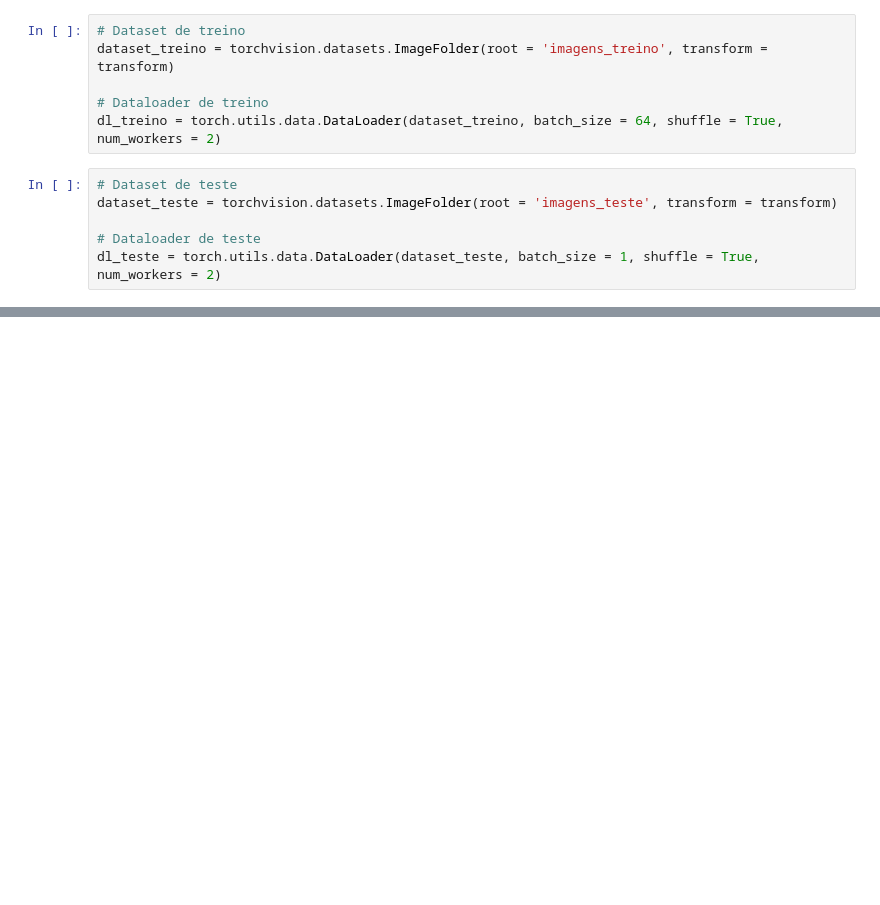
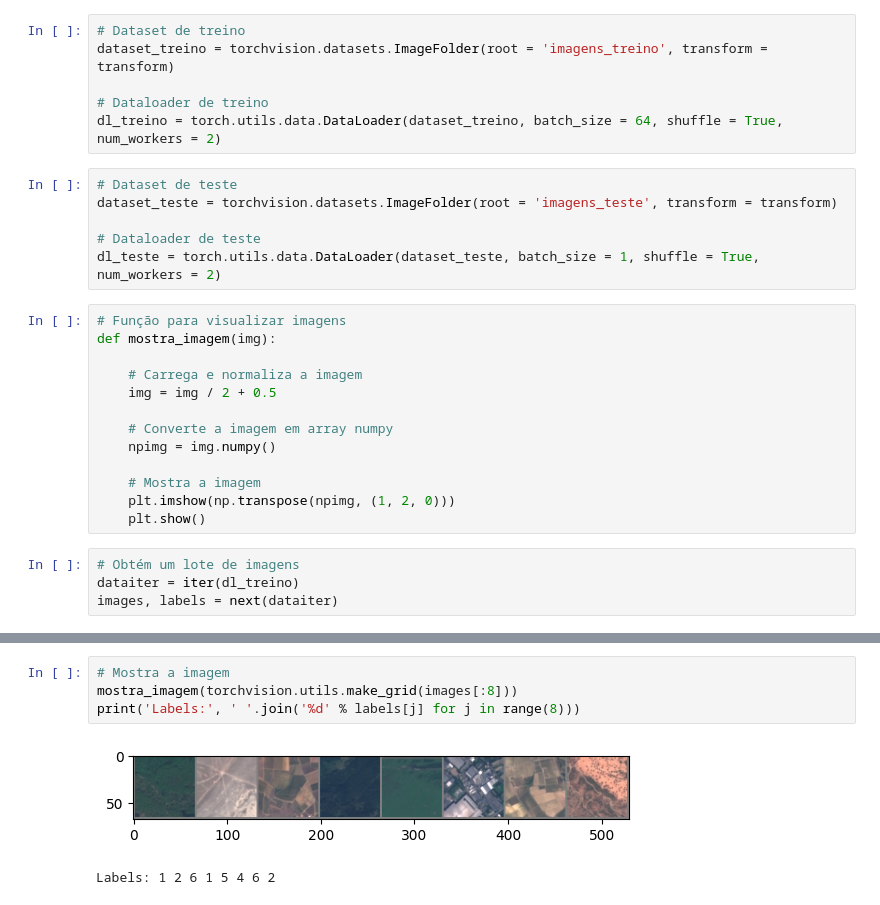
Before and after one commit to prisciladalepiane/deep-learning, a Jupyter notebook: 02-Classificacao-Imagem-Satelite/Principal.ipynb, the cells around one changed output, grey strips where cells are left out. Cells and saved outputs as stored; diff of their text form; blank space fills up the shorter version.

Commit message:
Amostra  de imagens

```diff
--- a/02-Classificacao-Imagem-Satelite/Principal.ipynb
+++ b/02-Classificacao-Imagem-Satelite/Principal.ipynb
@@ -158,3 +162,20 @@ dataset_teste = torchvision.datasets.ImageFolder(root = 'imagens_teste', transfo
 
 # Dataloader de teste
 dl_teste = torch.utils.data.DataLoader(dataset_teste, batch_size = 1, shuffle = True, num_workers = 2)
+# %%
+# Função para visualizar imagens
+def mostra_imagem(img):
+
+    # Carrega e normaliza a imagem
+    img = img / 2 + 0.5
+
+    # Converte a imagem em array numpy
+    npimg = img.numpy()
+
+    # Mostra a imagem
+    plt.imshow(np.transpose(npimg, (1, 2, 0)))
+    plt.show()
+# %%
+# Obtém um lote de imagens
+dataiter = iter(dl_treino)
+images, labels = next(dataiter)
@@ -160,0 +193,7 @@ dl_teste = torch.utils.data.DataLoader(dataset_teste, batch_size = 1, shuffle =
+# %%
+# Mostra a imagem
+mostra_imagem(torchvision.utils.make_grid(images[:8]))
+print('Labels:', ' '.join('%d' % labels[j] for j in range(8)))
+# %% [output]
+[figure, added]
+Labels: 1 2 6 1 5 4 6 2
```
Also changed, not shown: parts of 2 cells of this notebook.
